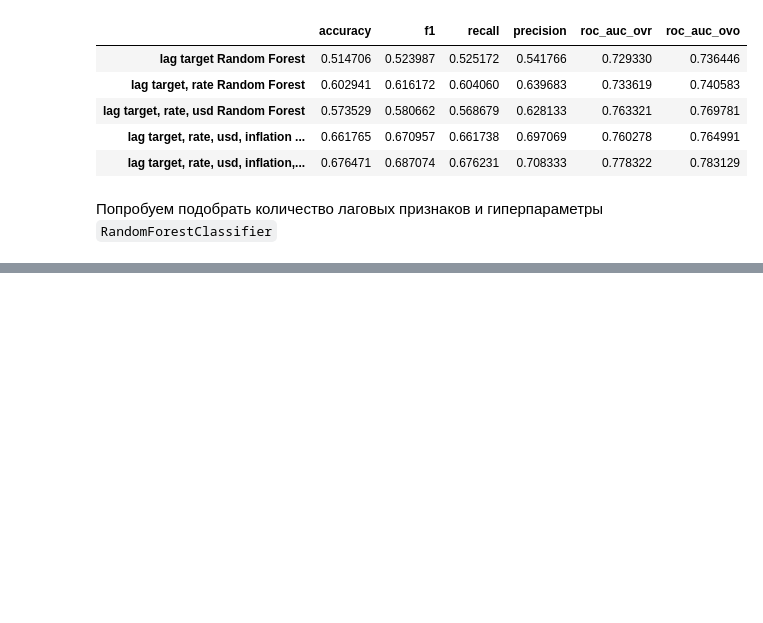
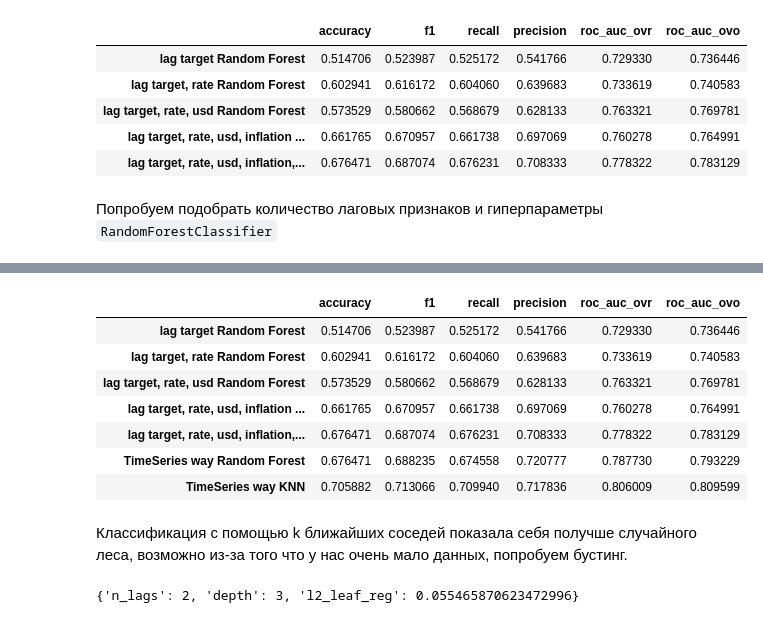
Before and after one commit to ai24-team-15/cbr-press-release-classifier, a Jupyter notebook: ml/non_linear_models/timeseries_way.ipynb, the cells around one changed output, grey strips where cells are left out. Saved outputs shown, nothing was run; the diff lists cells and outputs as text; code cells hidden in the pictures; blank space fills up the shorter version.

```diff
--- a/ml/non_linear_models/timeseries_way.ipynb
+++ b/ml/non_linear_models/timeseries_way.ipynb
@@ -307,0 +409,14 @@ metrics
+# %%
+metrics = pd.concat([metrics, metric])
+metrics
+# %% [output]
+|  | accuracy | f1 | recall | precision | roc_auc_ovr | roc_auc_ovo |
+| lag target Random Forest | 0.514706 | 0.523987 | 0.525172 | 0.541766 | 0.729330 | 0.736446 |
+| lag target, rate Random Forest | 0.602941 | 0.616172 | 0.604060 | 0.639683 | 0.733619 | 0.740583 |
+| lag target, rate, usd Random Forest | 0.573529 | 0.580662 | 0.568679 | 0.628133 | 0.763321 | 0.769781 |
+| lag target, rate, usd, inflation ... | 0.661765 | 0.670957 | 0.661738 | 0.697069 | 0.760278 | 0.764991 |
+| lag target, rate, usd, inflation,... | 0.676471 | 0.687074 | 0.676231 | 0.708333 | 0.778322 | 0.783129 |
+| TimeSeries way Random Forest | 0.676471 | 0.688235 | 0.674558 | 0.720777 | 0.787730 | 0.793229 |
+| TimeSeries way KNN | 0.705882 | 0.713066 | 0.709940 | 0.717836 | 0.806009 | 0.809599 |
+# %% [markdown]
+Классификация с помощью k ближайших соседей показала себя получше случайного леса, возможно из-за того что у нас очень мало данных, попробуем бустинг.
@@ -307,0 +473,4 @@ metrics
+# %%
+study.best_params
+# %% [output]
+{'n_lags': 2, 'depth': 3, 'l2_leaf_reg': 0.055465870623472996}
```
Also changed, not shown: parts of 14 cells of this notebook.
